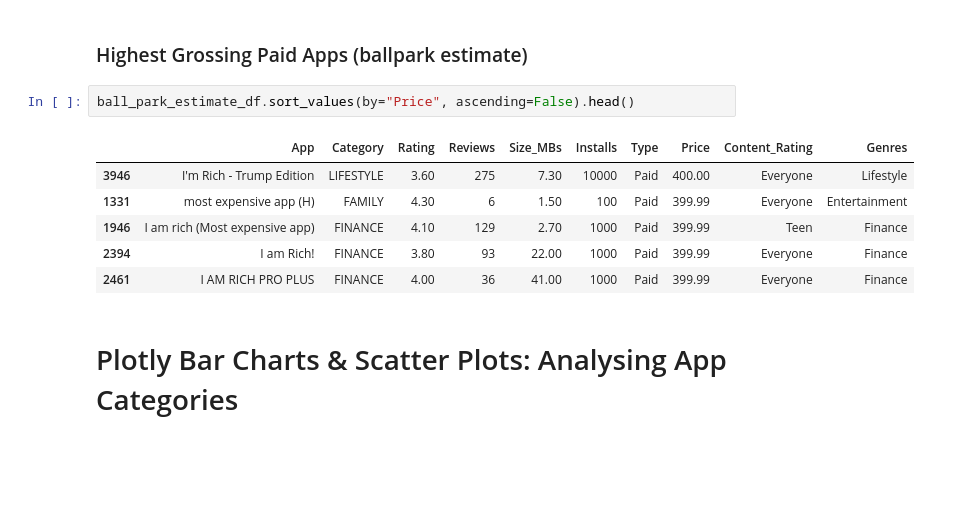
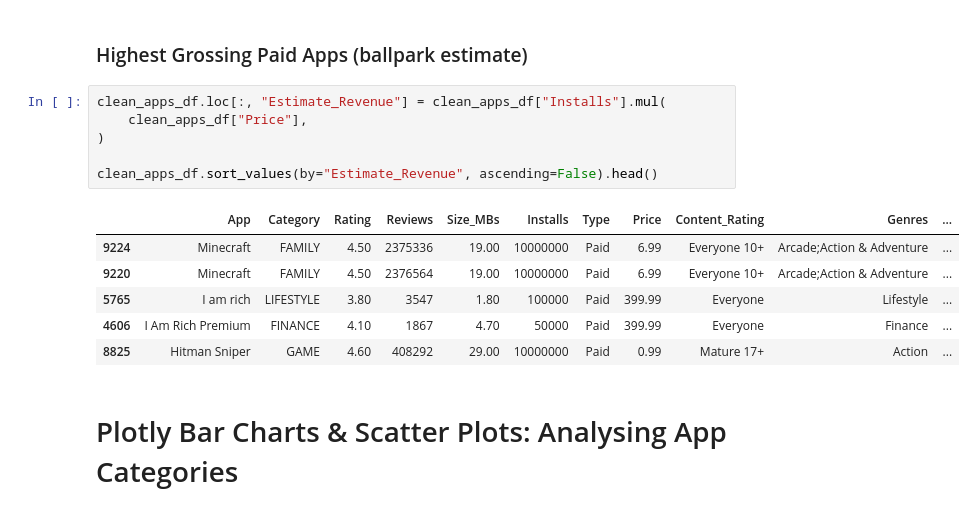
Before and after one commit to ahmedyar7/Data-Science-Projects, a Jupyter notebook: Google Play Store Analysis/main.ipynb, the cells around one changed output. Drawn from its saved outputs; the diff is of its cells as text; blank space fills up the shorter version.

```diff
--- a/Google Play Store Analysis/main.ipynb
+++ b/Google Play Store Analysis/main.ipynb
@@ -239,14 +248,18 @@ ball_park_estimate_df.head()
 # %% [markdown]
 ### Highest Grossing Paid Apps (ballpark estimate)
 # %%
-ball_park_estimate_df.sort_values(by="Price", ascending=False).head()
+clean_apps_df.loc[:, "Estimate_Revenue"] = clean_apps_df["Installs"].mul(
+    clean_apps_df["Price"],
+)
+
+clean_apps_df.sort_values(by="Estimate_Revenue", ascending=False).head()
 # %% [output]
-|  | App | Category | Rating | Reviews | Size_MBs | Installs | Type | Price | Content_Rating | Genres |
-| 3946 | I'm Rich - Trump Edition | LIFESTYLE | 3.60 | 275 | 7.30 | 10000 | Paid | 400.00 | Everyone | Lifestyle |
-| 1331 | most expensive app (H) | FAMILY | 4.30 | 6 | 1.50 | 100 | Paid | 399.99 | Everyone | Entertainment |
-| 1946 | I am rich (Most expensive app) | FINANCE | 4.10 | 129 | 2.70 | 1000 | Paid | 399.99 | Teen | Finance |
-| 2394 | I am Rich! | FINANCE | 3.80 | 93 | 22.00 | 1000 | Paid | 399.99 | Everyone | Finance |
-| 2461 | I AM RICH PRO PLUS | FINANCE | 4.00 | 36 | 41.00 | 1000 | Paid | 399.99 | Everyone | Finance |
+|  | App | Category | Rating | Reviews | Size_MBs | Installs | Type | Price | Content_Rating | Genres | ... |
+| 9224 | Minecraft | FAMILY | 4.50 | 2375336 | 19.00 | 10000000 | Paid | 6.99 | Everyone 10+ | Arcade;Action & Adventure | ... |
+| 9220 | Minecraft | FAMILY | 4.50 | 2376564 | 19.00 | 10000000 | Paid | 6.99 | Everyone 10+ | Arcade;Action & Adventure | ... |
+| 5765 | I am rich | LIFESTYLE | 3.80 | 3547 | 1.80 | 100000 | Paid | 399.99 | Everyone | Lifestyle | ... |
+| 4606 | I Am Rich Premium | FINANCE | 4.10 | 1867 | 4.70 | 50000 | Paid | 399.99 | Everyone | Finance | ... |
+| 8825 | Hitman Sniper | GAME | 4.60 | 408292 | 29.00 | 10000000 | Paid | 0.99 | Mature 17+ | Action | ... |
 # %% [markdown]
 # Plotly Bar Charts & Scatter Plots: Analysing App Categories
 # %%
```
Also changed, not shown: parts of 8 cells of this notebook.
